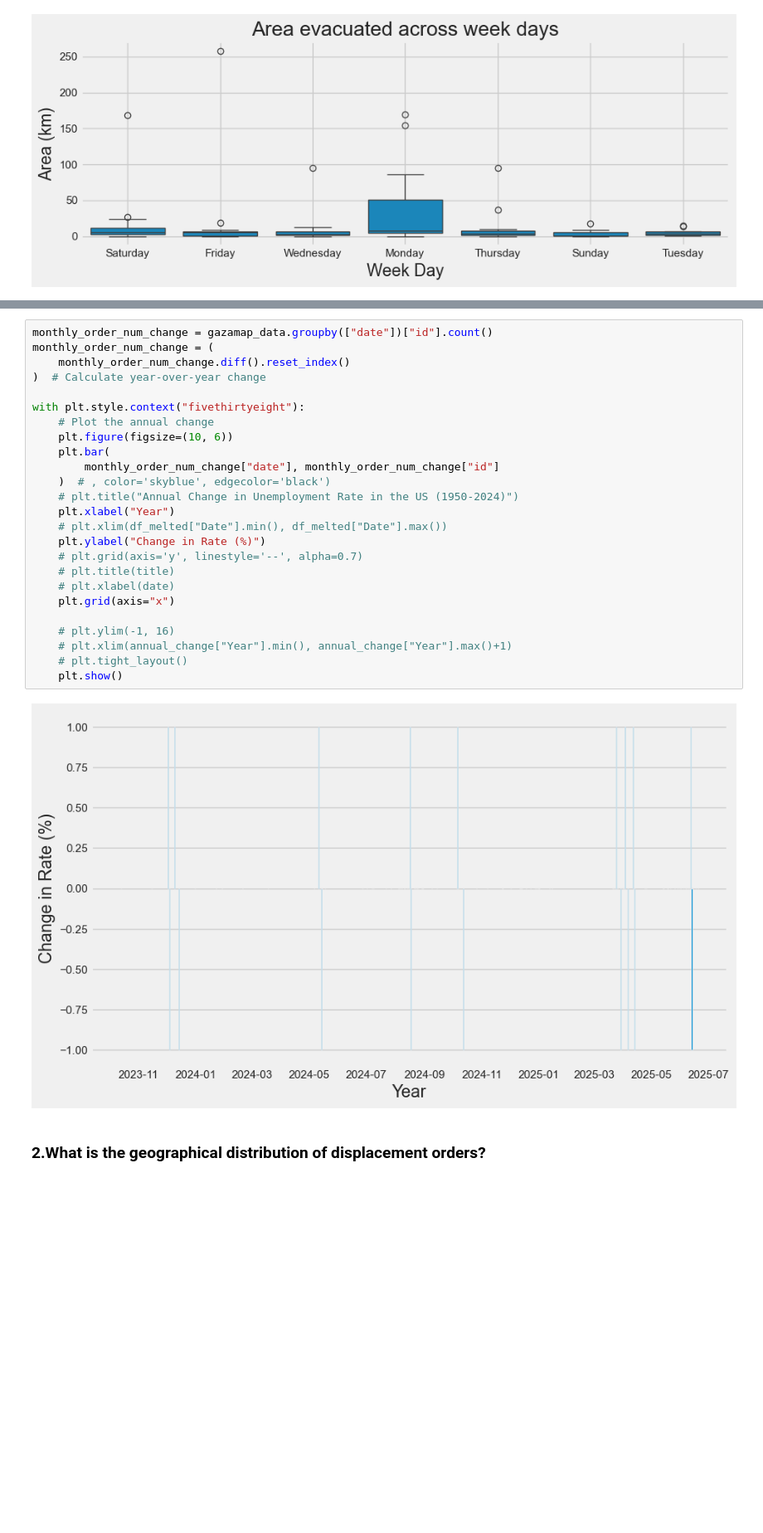
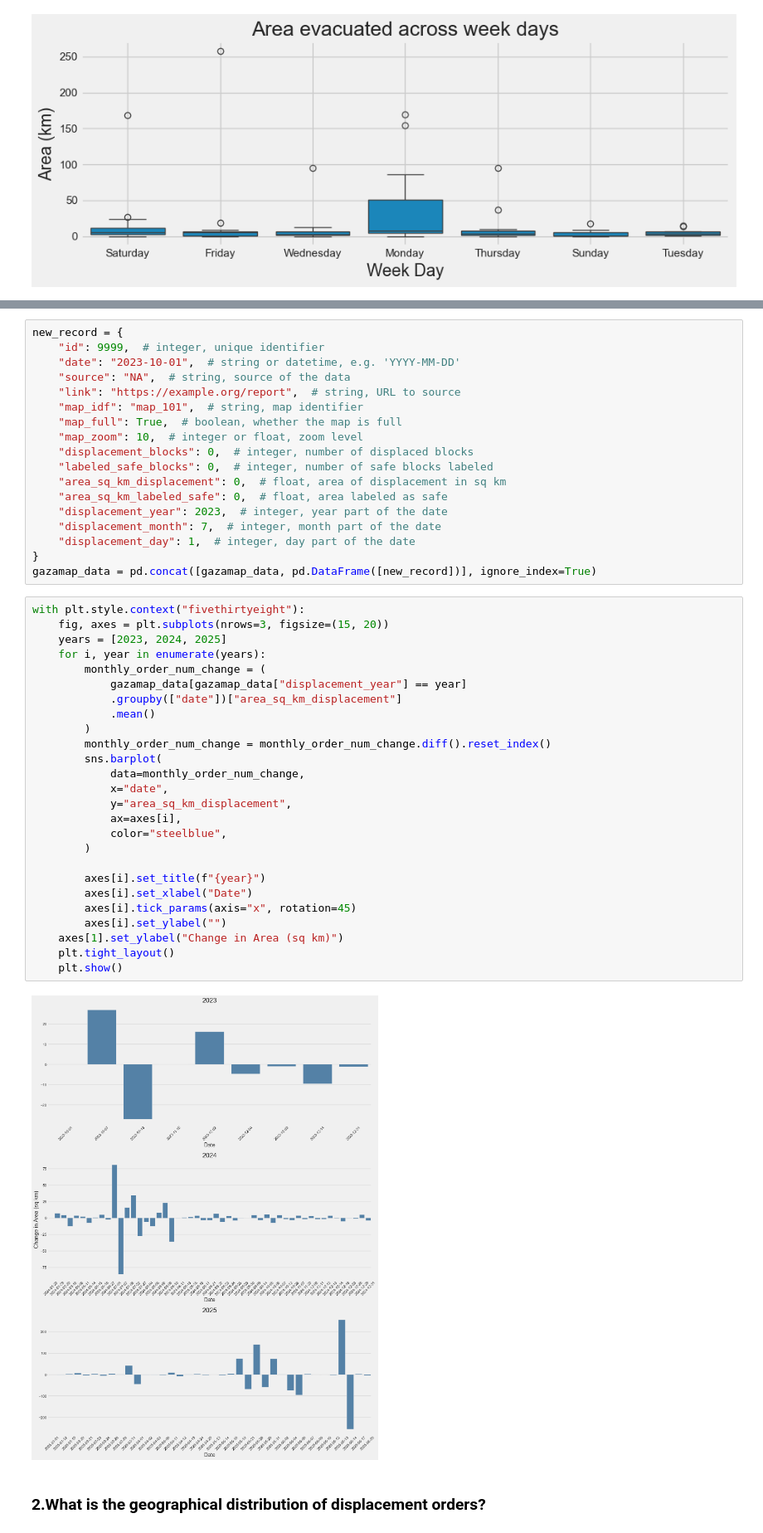
Before and after one commit to MIT-Emerging-Talent/ET6-CDSP-group-03-repo, a Jupyter notebook: 3_data_exploration/notebooks/displacement_orders_EDA.ipynb, the cells around one changed output, grey strips where cells are left out. Shown at 83% size. Cells and saved outputs as stored; diff of their text form; blank space fills up the shorter version.

Commit message:
Add time analysis and rate change of displacement area (km)

```diff
--- a/3_data_exploration/notebooks/displacement_orders_EDA.ipynb
+++ b/3_data_exploration/notebooks/displacement_orders_EDA.ipynb
@@ -275,30 +230,49 @@ Index(['id', 'date', 'source', 'link', 'map_idf', 'map_full', 'map_zoom',
+# %%
+new_record = {
+    "id": 9999,  # integer, unique identifier
+    "date": "2023-10-01",  # string or datetime, e.g. 'YYYY-MM-DD'
+    "source": "NA",  # string, source of the data
+    "link": "https://example.org/report",  # string, URL to source
+    "map_idf": "map_101",  # string, map identifier
+    "map_full": True,  # boolean, whether the map is full
+    "map_zoom": 10,  # integer or float, zoom level
+    "displacement_blocks": 0,  # integer, number of displaced blocks
+    "labeled_safe_blocks": 0,  # integer, number of safe blocks labeled
+    "area_sq_km_displacement": 0,  # float, area of displacement in sq km
+    "area_sq_km_labeled_safe": 0,  # float, area labeled as safe
+    "displacement_year": 2023,  # integer, year part of the date
+    "displacement_month": 7,  # integer, month part of the date
+    "displacement_day": 1,  # integer, day part of the date
+}
+gazamap_data = pd.concat([gazamap_data, pd.DataFrame([new_record])], ignore_index=True)
 # %%
-monthly_order_num_change = gazamap_data.groupby(["date"])["id"].count()
-monthly_order_num_change = (
-    monthly_order_num_change.diff().reset_index()
-)  # Calculate year-over-year change
+with plt.style.context("fivethirtyeight"):
+    fig, axes = plt.subplots(nrows=3, figsize=(15, 20))
+    years = [2023, 2024, 2025]
+    for i, year in enumerate(years):
+        monthly_order_num_change = (
+            gazamap_data[gazamap_data["displacement_year"] == year]
+            .groupby(["date"])["area_sq_km_displacement"]
+            .mean()
+        )
+        monthly_order_num_change = monthly_order_num_change.diff().reset_index()
+        sns.barplot(
+            data=monthly_order_num_change,
+            x="date",
+            y="area_sq_km_displacement",
+            ax=axes[i],
+            color="steelblue",
+        )
 
-with plt.style.context("fivethirtyeight"):
-    # Plot the annual change
-    plt.figure(figsize=(10, 6))
-    plt.bar(
-        monthly_order_num_change["date"], monthly_order_num_change["id"]
-    )  # , color='skyblue', edgecolor='black')
-    # plt.title("Annual Change in Unemployment Rate in the US (1950-2024)")
-    plt.xlabel("Year")
-    # plt.xlim(df_melted["Date"].min(), df_melted["Date"].max())
-    plt.ylabel("Change in Rate (%)")
-    # plt.grid(axis='y', linestyle='--', alpha=0.7)
-    # plt.title(title)
-    # plt.xlabel(date)
-    plt.grid(axis="x")
-
-    # plt.ylim(-1, 16)
-    # plt.xlim(annual_change["Year"].min(), annual_change["Year"].max()+1)
-    # plt.tight_layout()
+        axes[i].set_title(f"{year}")
+        axes[i].set_xlabel("Date")
+        axes[i].tick_params(axis="x", rotation=45)
+        axes[i].set_ylabel("")
+    axes[1].set_ylabel("Change in Area (sq km)")
+    plt.tight_layout()
     plt.show()
 # %% [output]
-[figure, old version]
+[figure, new version]
 # %% [markdown]
 ### 2.What is the geographical distribution of displacement orders?
 # %%
```
Also changed, not shown: parts of 11 cells of this notebook.
